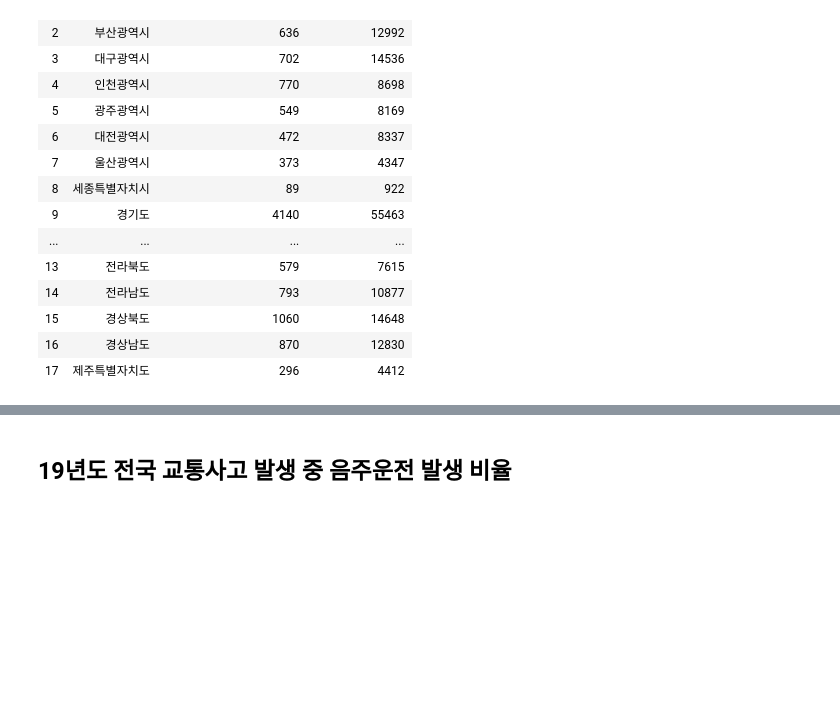
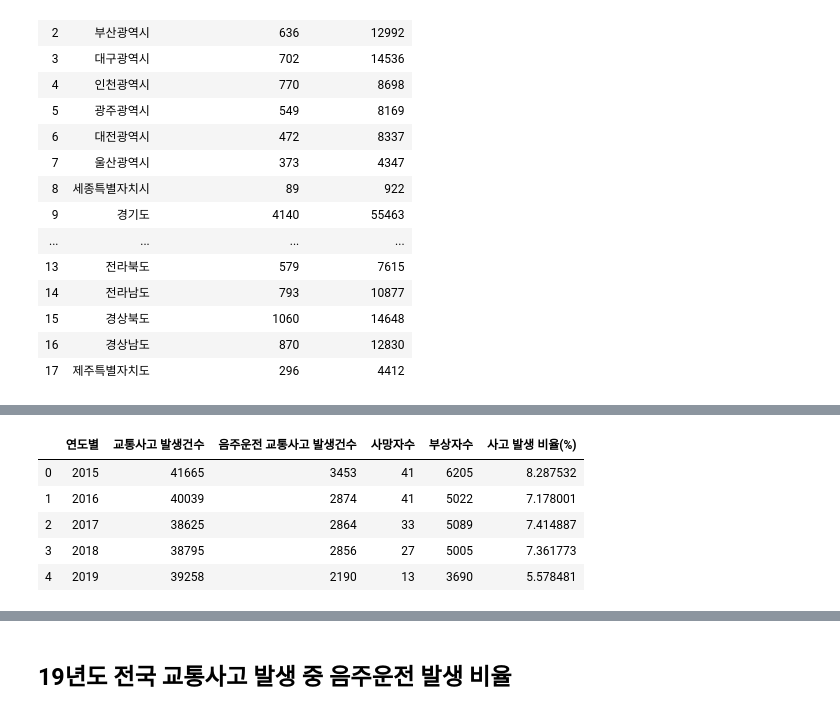
Before and after one commit to jeonprize/Accident, a Jupyter notebook: acl_accident.ipynb, the cells around one changed output, grey strips where cells are left out. Saved outputs shown, nothing was run; the diff lists cells and outputs as text; code cells hidden in the pictures; blank space fills up the shorter version.

```diff
--- a/acl_accident.ipynb
+++ b/acl_accident.ipynb
@@ -39,0 +52,10 @@ df
+# %%
+year_df["사고 발생 비율(%)"] = year_df["음주운전 교통사고 발생건수"]/year_df["교통사고 발생건수"]*100
+year_df
+# %% [output]
+|  | 연도별 | 교통사고 발생건수 | 음주운전 교통사고 발생건수 | 사망자수 | 부상자수 | 사고 발생 비율(%) |
+| 0 | 2015 | 41665 | 3453 | 41 | 6205 | 8.287532 |
+| 1 | 2016 | 40039 | 2874 | 41 | 5022 | 7.178001 |
+| 2 | 2017 | 38625 | 2864 | 33 | 5089 | 7.414887 |
+| 3 | 2018 | 38795 | 2856 | 27 | 5005 | 7.361773 |
+| 4 | 2019 | 39258 | 2190 | 13 | 3690 | 5.578481 |
```
Also changed, not shown: parts of 5 cells of this notebook.
